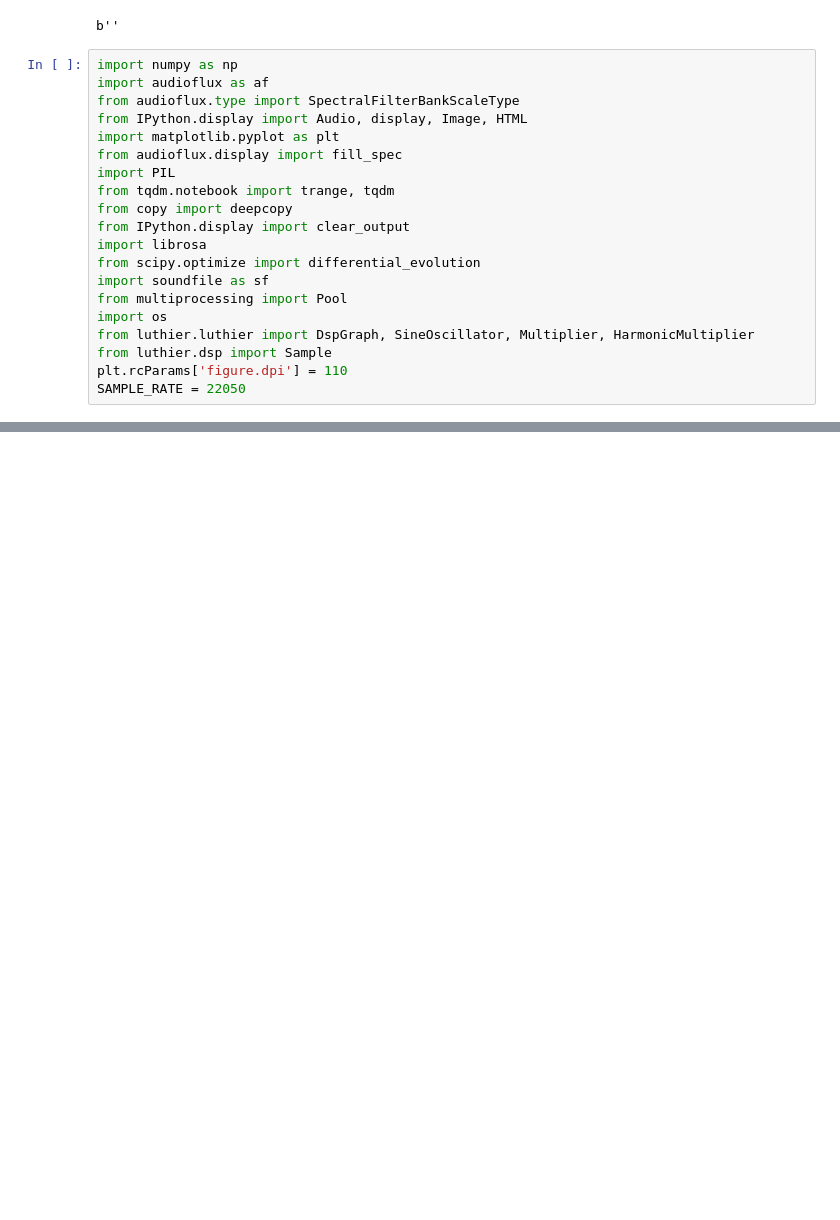
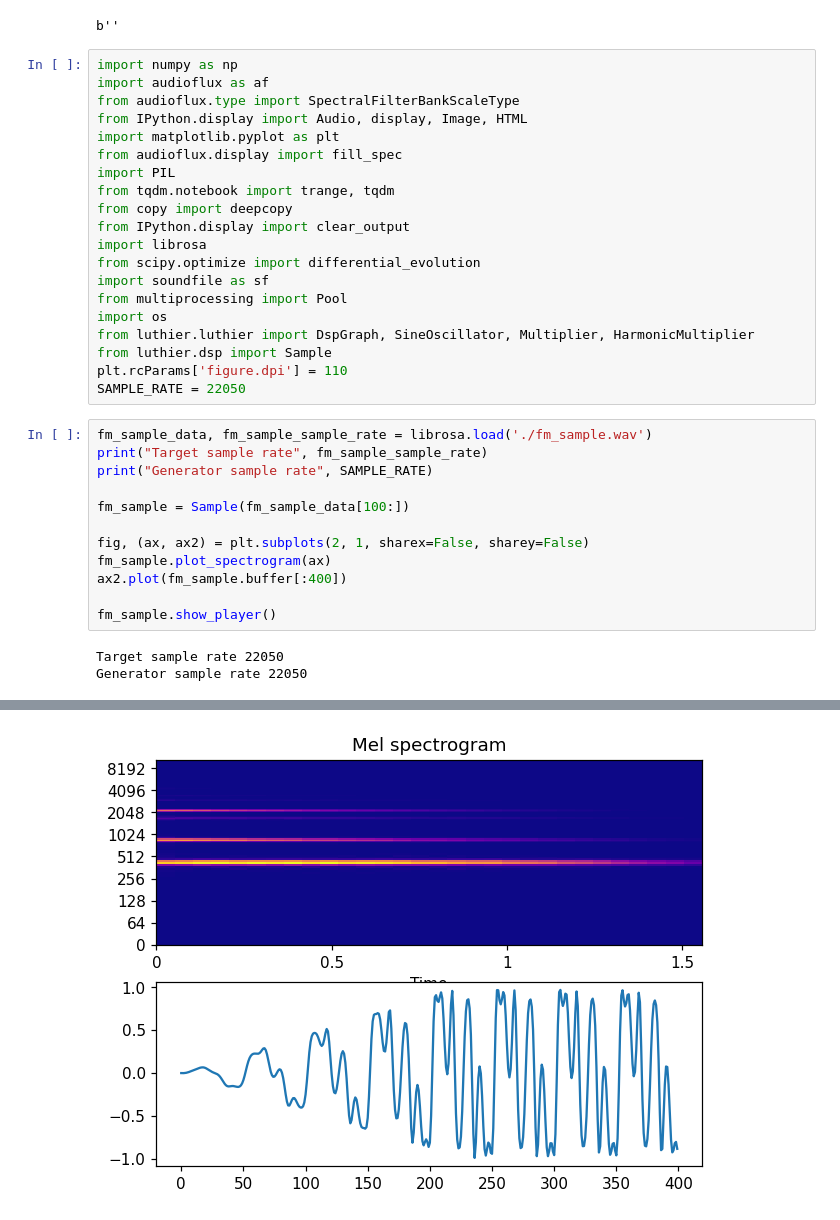
Before and after one commit to Wint3rmute/luthier, a Jupyter notebook: rust.ipynb, the cells around one changed output, grey strips where cells are left out. Cells and saved outputs as stored; diff of their text form; blank space fills up the shorter version.

```diff
--- a/rust.ipynb
+++ b/rust.ipynb
@@ -41,3 +31,18 @@ from luthier.luthier import DspGraph, SineOscillator, Multiplier, HarmonicMultip
 from luthier.dsp import Sample
 plt.rcParams['figure.dpi'] = 110
 SAMPLE_RATE = 22050
+# %%
+fm_sample_data, fm_sample_sample_rate = librosa.load('./fm_sample.wav')
+print("Target sample rate", fm_sample_sample_rate)
+print("Generator sample rate", SAMPLE_RATE)
+
+fm_sample = Sample(fm_sample_data[100:])
+
+fig, (ax, ax2) = plt.subplots(2, 1, sharex=False, sharey=False)
+fm_sample.plot_spectrogram(ax)
+ax2.plot(fm_sample.buffer[:400])
+
+fm_sample.show_player()
+# %% [output]
+Target sample rate 22050
+Generator sample rate 22050
@@ -44,3 +50,4 @@ SAMPLE_RATE = 22050
+[figure, added]
 # %%
 def one_operator_fm():
     graph = DspGraph()
```
Also changed, not shown: parts of 10 cells of this notebook, 1 other file.
